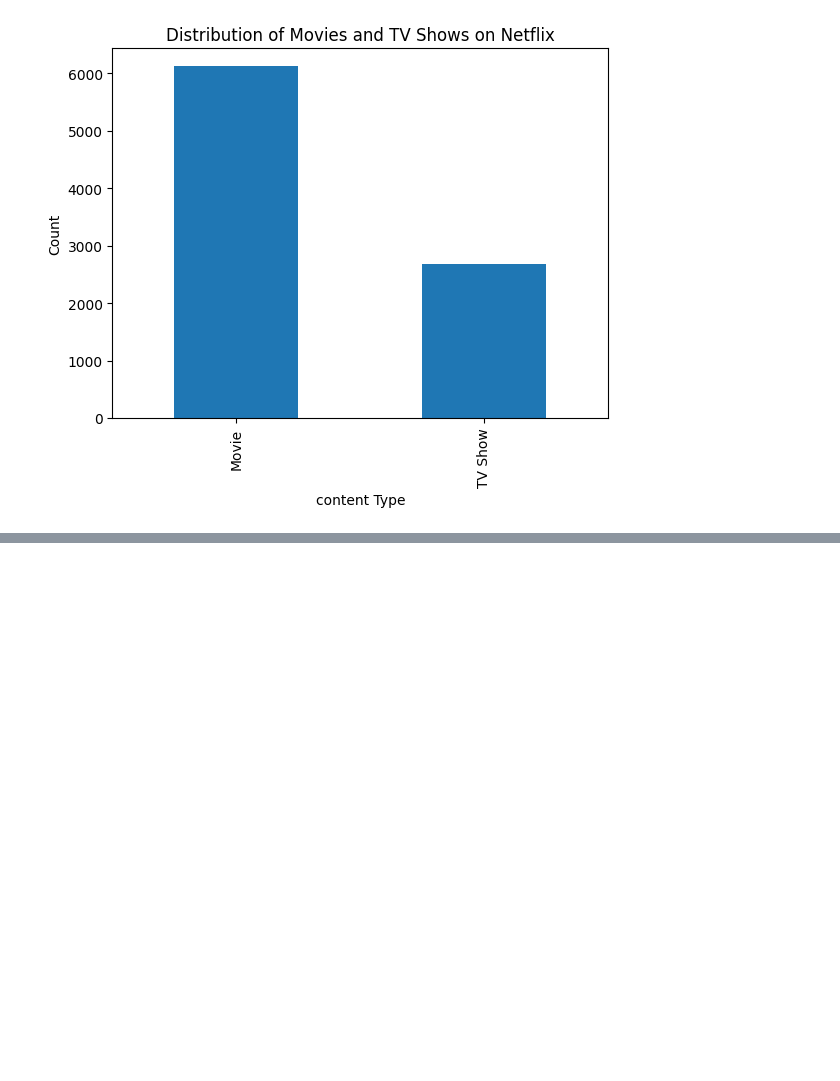
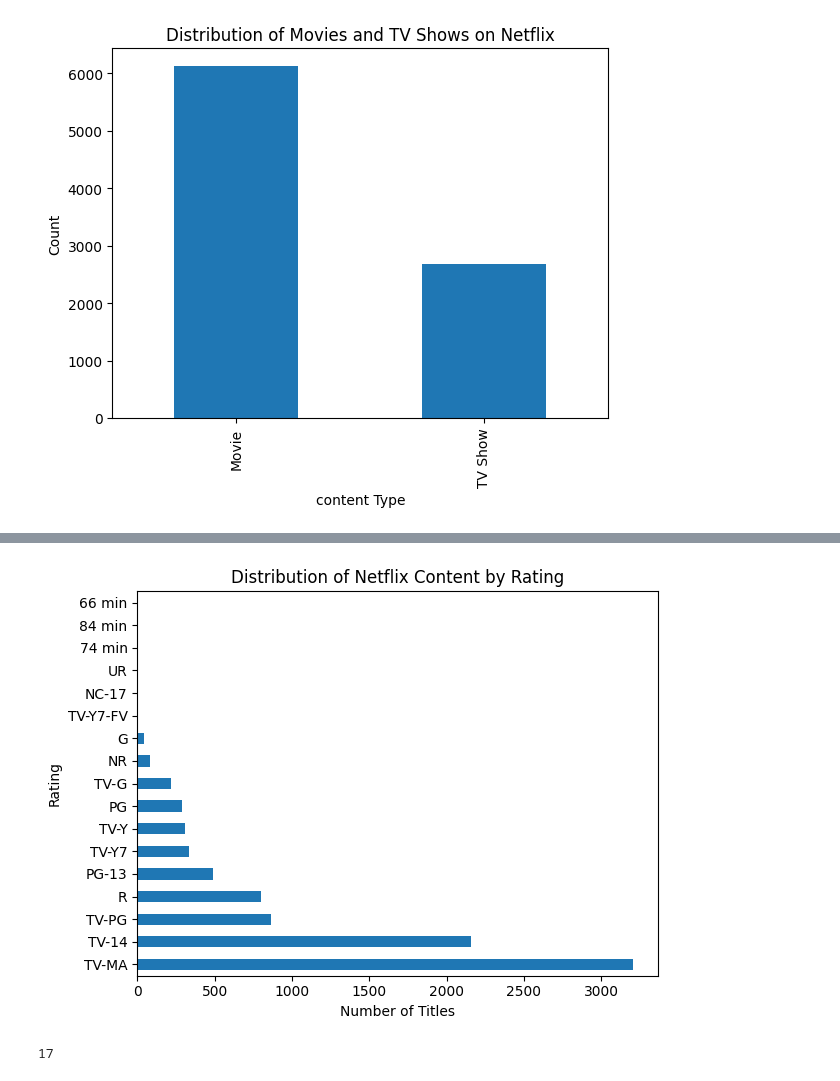
Before and after one commit to RashedTheDeveloper/AI-ML-Learning-Journey, a Jupyter notebook: 02_Data_Analysis_Projects/Netflix_Movies_Analysis/01_Netflix_Movies_Analysis.ipynb, the cells around one changed output, grey strips where cells are left out. Drawn from its saved outputs; the diff is of its cells as text; code cells hidden in the pictures; blank space fills up the shorter version.

```diff
--- a/02_Data_Analysis_Projects/Netflix_Movies_Analysis/01_Netflix_Movies_Analysis.ipynb
+++ b/02_Data_Analysis_Projects/Netflix_Movies_Analysis/01_Netflix_Movies_Analysis.ipynb
@@ -177,0 +341,18 @@ plt.show ()
+# %%
+rating_count = df['rating'].value_counts()
+
+rating_count.plot(kind="barh")
+
+plt.title("Distribution of Netflix Content by Rating")
+plt.xlabel("Number of Titles")
+plt.ylabel("Rating")
+
+plt.tight_layout()
+plt.savefig("images/rating_distribution.png")
+plt.show()
+# %% [output]
+[figure, added]
+# %%
+df['rating'].nunique()
+# %% [output]
+17
```
Also changed, not shown: parts of 15 cells of this notebook, 5 other files.
